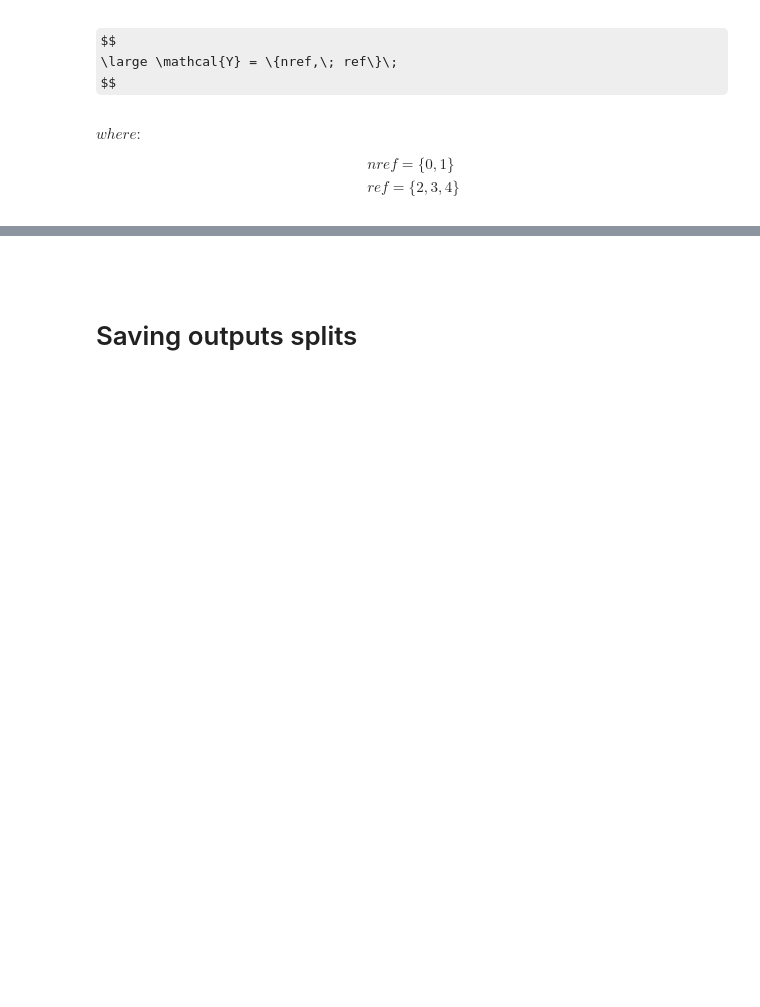
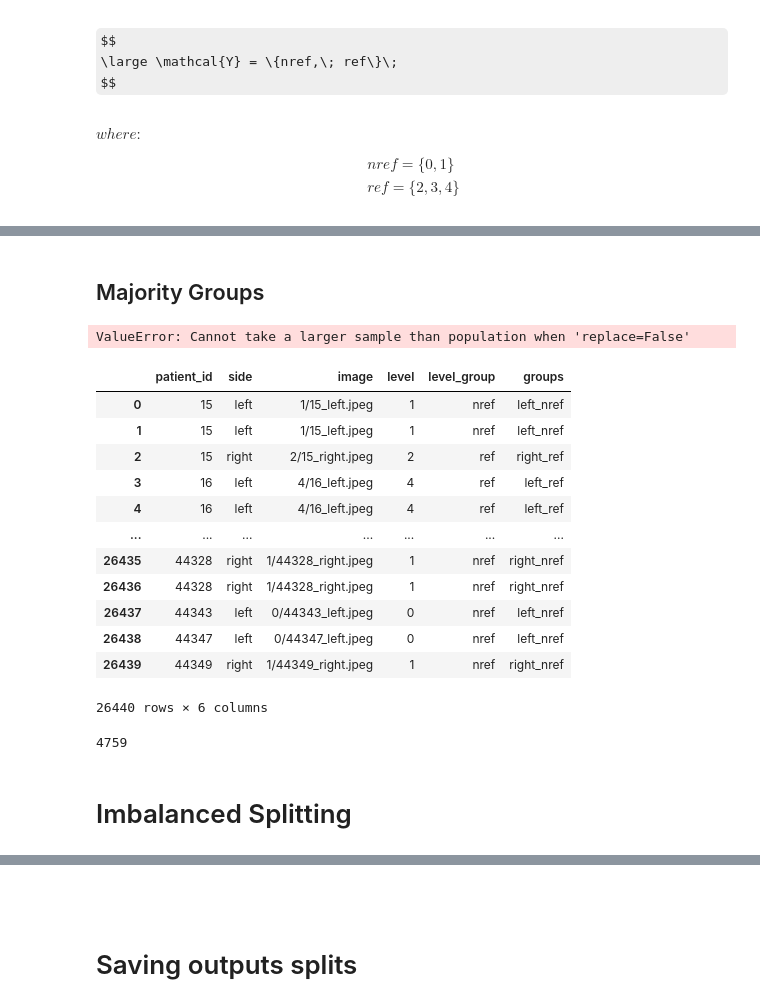
Before and after one commit to Daniel-Arayala/vit-spurious-robustness, a Jupyter notebook: notebooks/SpuriousDataSplitter.ipynb, the cells around one changed output, grey strips where cells are left out. Saved outputs shown, nothing was run; the diff lists cells and outputs as text; code cells hidden in the pictures; some formulas as TeX source; blank space fills up the shorter version.

```diff
--- a/notebooks/SpuriousDataSplitter.ipynb
+++ b/notebooks/SpuriousDataSplitter.ipynb
@@ -158,0 +306,13 @@ VAL_PCT_FROM_TRAIN = 0.1
+# %%
+df_train_val = df_img_info_balanced.loc[train_val_indexes]
+# %%
+df_train, df_val = train_test_split(df_train_val, stratify=df_train_val['groups'], test_size=VAL_PCT_FROM_TRAIN, random_state=100)
+# %%
+df_img_info_balanced['split'] = np.nan
+# %%
+# Train
+df_img_info_balanced.loc[df_img_info_balanced.index.isin(df_train.index), 'split'] = 'train'
+# Validation
+df_img_info_balanced.loc[df_img_info_balanced.index.isin(df_val.index), 'split'] = 'val'
+# Test
+df_img_info_balanced.loc[df_img_info_balanced.index.isin(test_indexes), 'split'] = 'test'
@@ -158,0 +336,9 @@ VAL_PCT_FROM_TRAIN = 0.1
+# %% [markdown]
+## Majority Groups
+# %%
+for majority_group in MAJORITY_TRAIN_GROUPS:
+    df_majority_group = df_img_info_balanced.query('groups == @majority_group')
+    indexes_majority_group_train = df_majority_group.sample(num_samples_majority_group_train).index
+    partition_split_indexes['train'].extend(indexes_majority_group_train)
+# %% [output]
+ValueError: Cannot take a larger sample than population when 'replace=False'
@@ -158,0 +347,20 @@ VAL_PCT_FROM_TRAIN = 0.1
+# %%
+df_img_info_balanced
+# %% [output]
+|  | patient_id | side | image | level | level_group | groups |
+| 0 | 15 | left | 1/15_left.jpeg | 1 | nref | left_nref |
+| 1 | 15 | left | 1/15_left.jpeg | 1 | nref | left_nref |
+| 2 | 15 | right | 2/15_right.jpeg | 2 | ref | right_ref |
+| 3 | 16 | left | 4/16_left.jpeg | 4 | ref | left_ref |
+| 4 | 16 | left | 4/16_left.jpeg | 4 | ref | left_ref |
+| ... | ... | ... | ... | ... | ... | ... |
+| 26435 | 44328 | right | 1/44328_right.jpeg | 1 | nref | right_nref |
+| 26436 | 44328 | right | 1/44328_right.jpeg | 1 | nref | right_nref |
+| 26437 | 44343 | left | 0/44343_left.jpeg | 0 | nref | left_nref |
+| 26438 | 44347 | left | 0/44347_left.jpeg | 0 | nref | left_nref |
+| 26439 | 44349 | right | 1/44349_right.jpeg | 1 | nref | right_nref |
+26440 rows × 6 columns
+# %%
+num_samples_train
+# %% [output]
+4759
@@ -159,3 +370,5 @@ VAL_PCT_FROM_TRAIN = 0.1
+# %% [markdown]
+# Imbalanced Splitting
 # %%
 df_major_groups_train = df_img_info.loc[df_img_info.groups.isin(MAJORITY_TRAIN_GROUPS)]
 # %%
```
Also changed, not shown: parts of 64 cells of this notebook, 8 other files.
